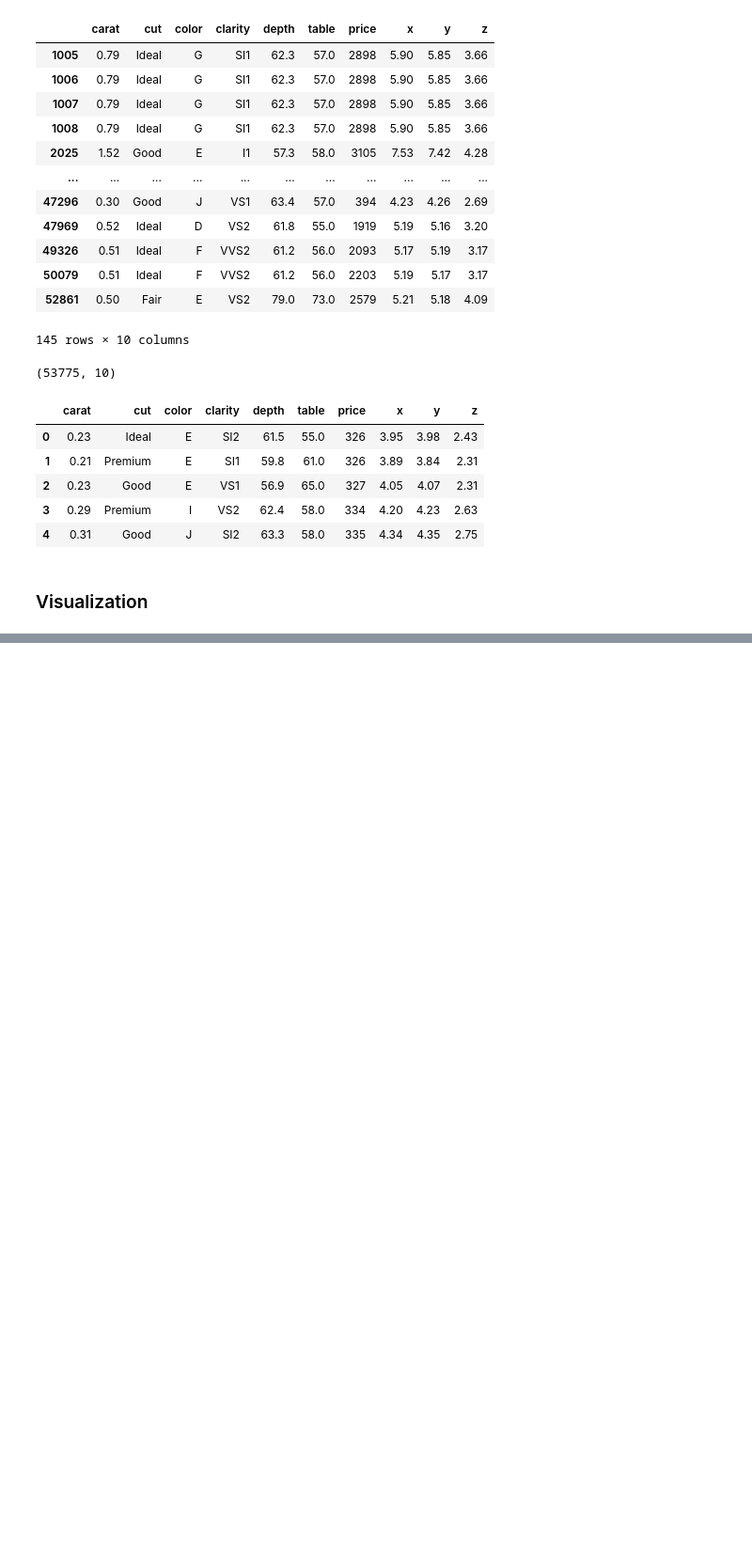
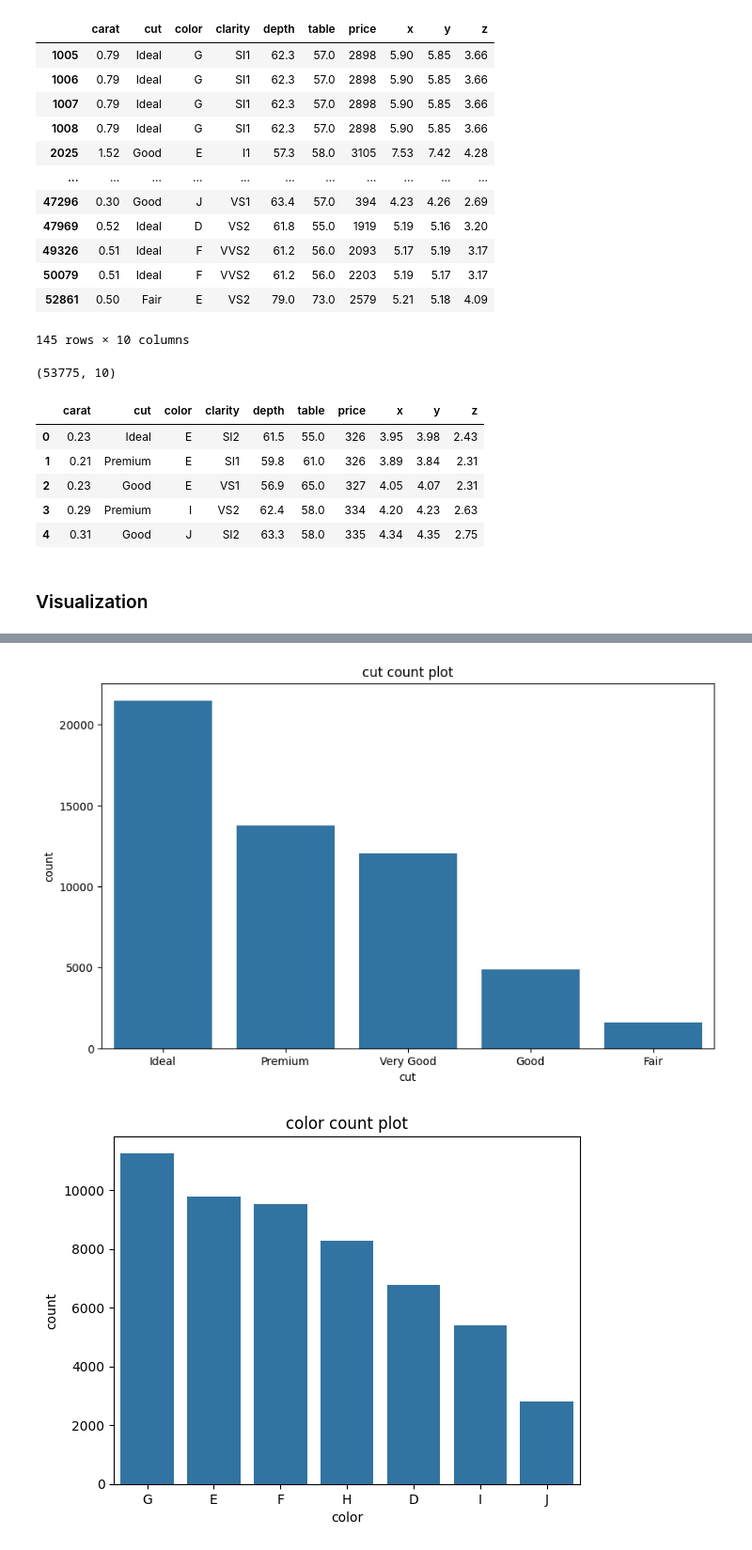
Before and after one commit to ShenbagaArunK/Lr_model-diamond_dataset, a Jupyter notebook: lr_model_diamond_dataset.ipynb, the cells around one changed output, grey strips where cells are left out. Shown at 94% size. Cells and saved outputs as stored; diff of their text form; code cells hidden in the pictures; blank space fills up the shorter version.

```diff
--- a/lr_model_diamond_dataset.ipynb
+++ b/lr_model_diamond_dataset.ipynb
@@ -127,0 +154,9 @@ sns.pairplot(df)
+# %%
+plt.figure(figsize=(10,6))
+for col in ["cut","color","clarity"]:
+    sns.countplot(data=df,x=col,order=df[col].value_counts().index)
+    plt.title(f"{col} count plot")
+    plt.show()
+# %% [output]
+[figure, added]
+[figure, added]
```
Also changed, not shown: parts of 51 cells of this notebook.
